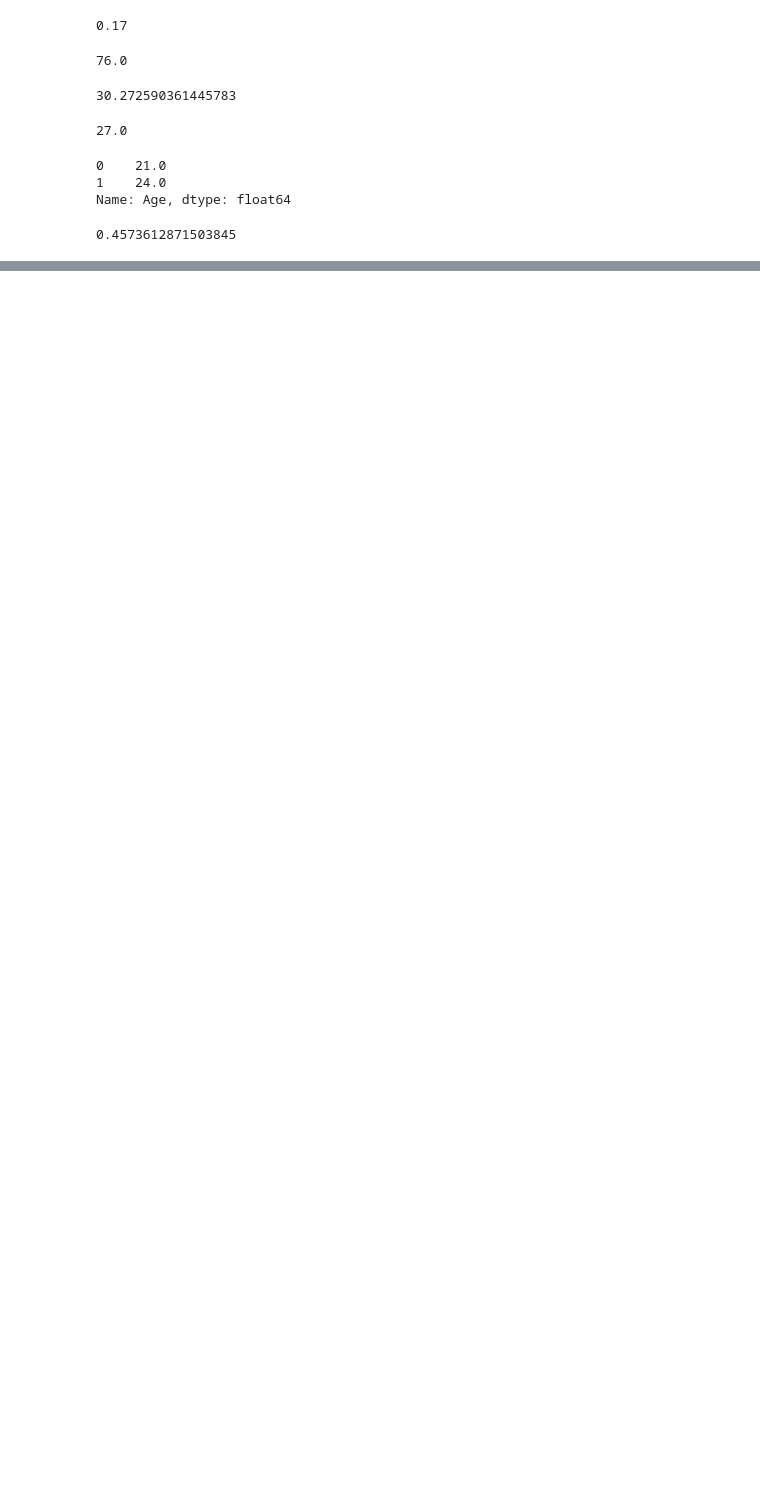
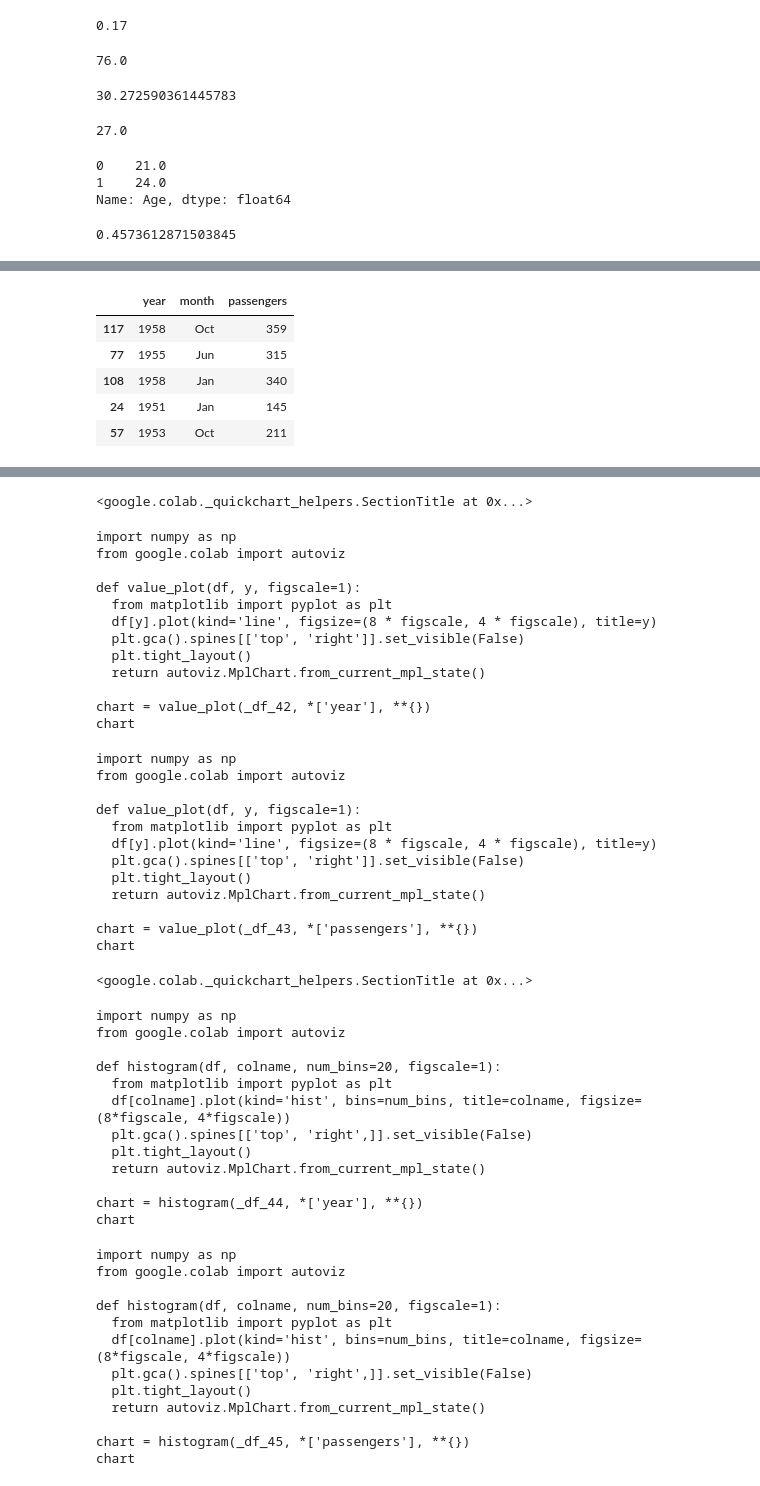
Before and after one commit to kumar11jr/Machine_learning, a Jupyter notebook: ml.ipynb, the cells around one changed output, grey strips where cells are left out. Drawn from its saved outputs; the diff is of its cells as text; code cells hidden in the pictures; blank space fills up the shorter version.

```diff
--- a/ml.ipynb
+++ b/ml.ipynb
@@ -280,0 +494,9 @@ df2['Age'].skew()
+# %%
+flights.sample(5)
+# %% [output]
+|  | year | month | passengers |
+| 117 | 1958 | Oct | 359 |
+| 77 | 1955 | Jun | 315 |
+| 108 | 1958 | Jan | 340 |
+| 24 | 1951 | Jan | 145 |
+| 57 | 1953 | Oct | 211 |
@@ -280,0 +504,50 @@ df2['Age'].skew()
+<google.colab._quickchart_helpers.SectionTitle at 0x...>
+import numpy as np
+from google.colab import autoviz
+
+def value_plot(df, y, figscale=1):
+  from matplotlib import pyplot as plt
+  df[y].plot(kind='line', figsize=(8 * figscale, 4 * figscale), title=y)
+  plt.gca().spines[['top', 'right']].set_visible(False)
+  plt.tight_layout()
+  return autoviz.MplChart.from_current_mpl_state()
+
+chart = value_plot(_df_42, *['year'], **{})
+chart
+import numpy as np
+from google.colab import autoviz
+
+def value_plot(df, y, figscale=1):
+  from matplotlib import pyplot as plt
+  df[y].plot(kind='line', figsize=(8 * figscale, 4 * figscale), title=y)
+  plt.gca().spines[['top', 'right']].set_visible(False)
+  plt.tight_layout()
+  return autoviz.MplChart.from_current_mpl_state()
+
+chart = value_plot(_df_43, *['passengers'], **{})
+chart
+<google.colab._quickchart_helpers.SectionTitle at 0x...>
+import numpy as np
+from google.colab import autoviz
+
+def histogram(df, colname, num_bins=20, figscale=1):
+  from matplotlib import pyplot as plt
+  df[colname].plot(kind='hist', bins=num_bins, title=colname, figsize=(8*figscale, 4*figscale))
+  plt.gca().spines[['top', 'right',]].set_visible(False)
+  plt.tight_layout()
+  return autoviz.MplChart.from_current_mpl_state()
+
+chart = histogram(_df_44, *['year'], **{})
+chart
+import numpy as np
+from google.colab import autoviz
+
+def histogram(df, colname, num_bins=20, figscale=1):
+  from matplotlib import pyplot as plt
+  df[colname].plot(kind='hist', bins=num_bins, title=colname, figsize=(8*figscale, 4*figscale))
+  plt.gca().spines[['top', 'right',]].set_visible(False)
+  plt.tight_layout()
+  return autoviz.MplChart.from_current_mpl_state()
+
+chart = histogram(_df_45, *['passengers'], **{})
+chart
```
Also changed, not shown: parts of 11 cells of this notebook.
